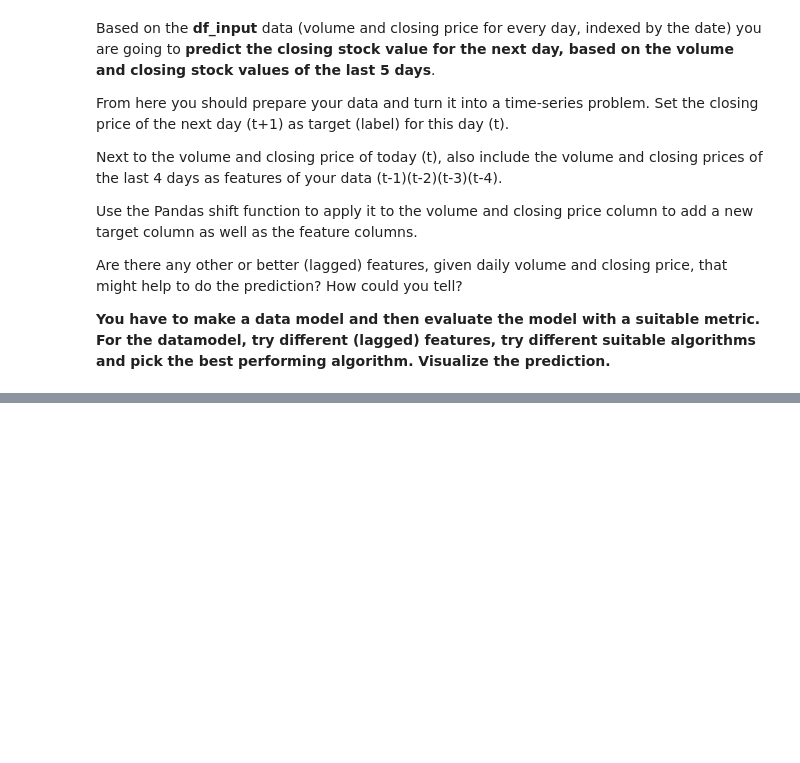
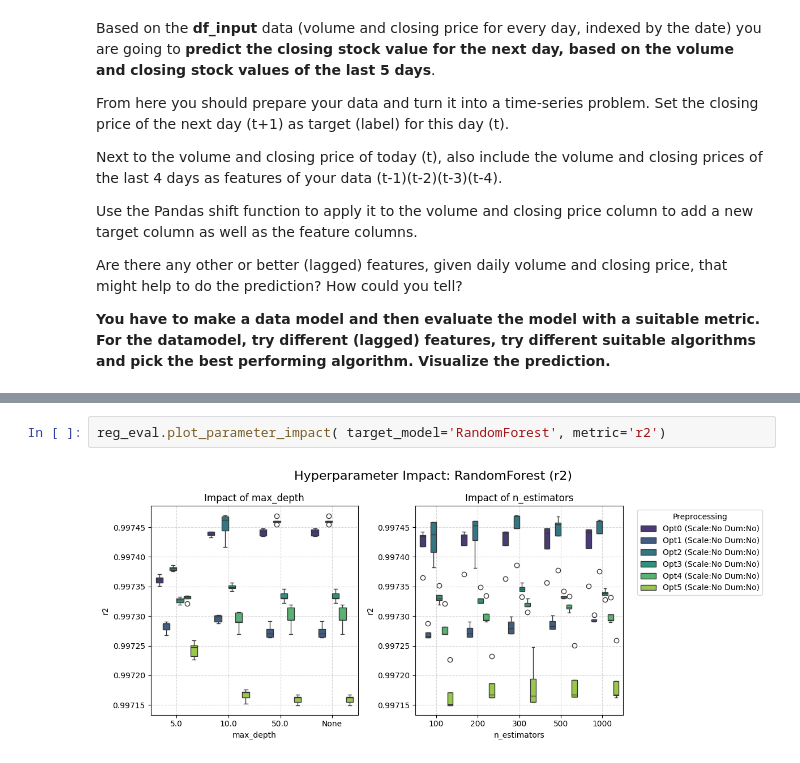
Before and after one commit to niboR13s/Data-science-code, a Jupyter notebook: Homework/Week_03/Time series/00_MNLE_DS_3_2_time_series_exercise.ipynb, the cells around one changed output, grey strips where cells are left out. Drawn from its saved outputs; the diff is of its cells as text; blank space fills up the shorter version.

```diff
--- a/Homework/Week_03/Time series/00_MNLE_DS_3_2_time_series_exercise.ipynb
+++ b/Homework/Week_03/Time series/00_MNLE_DS_3_2_time_series_exercise.ipynb
@@ -291,0 +469,4 @@ reg_eval.plot_heatmap(metric = 'r2')
+# %%
+reg_eval.plot_parameter_impact( target_model='RandomForest', metric='r2')
+# %% [output]
+[figure, added]
```
Also changed, not shown: parts of 11 cells of this notebook, 2 other files.
